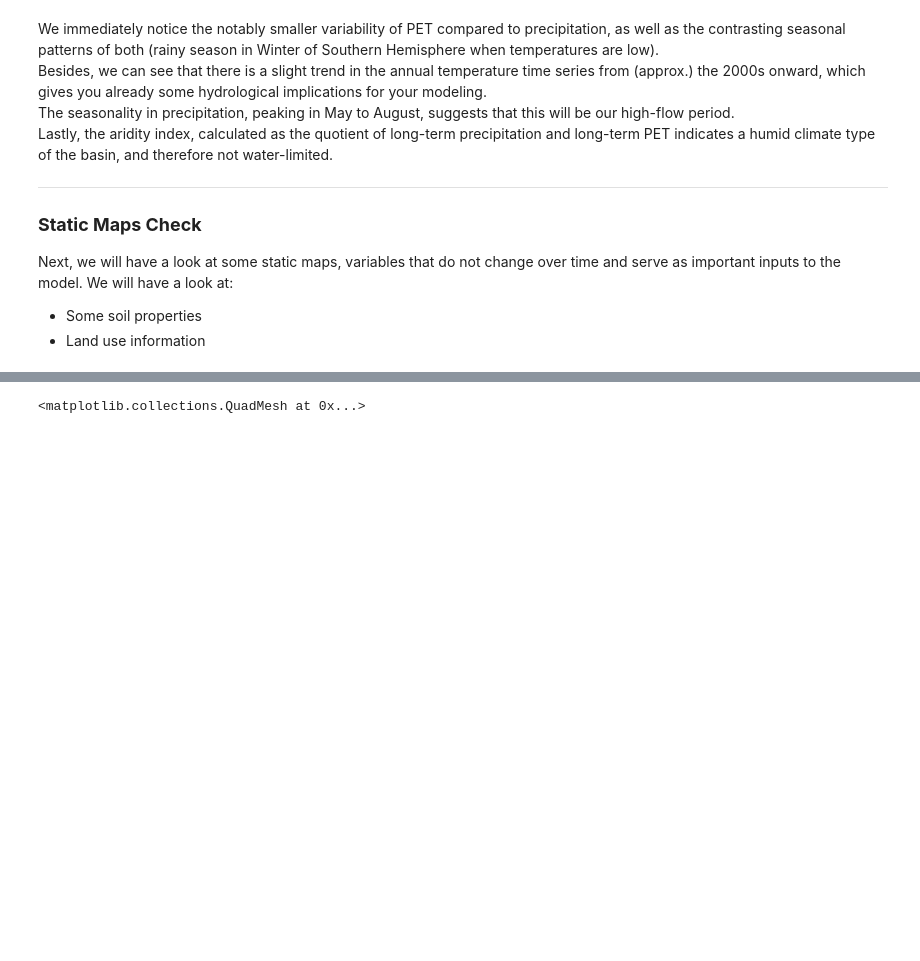
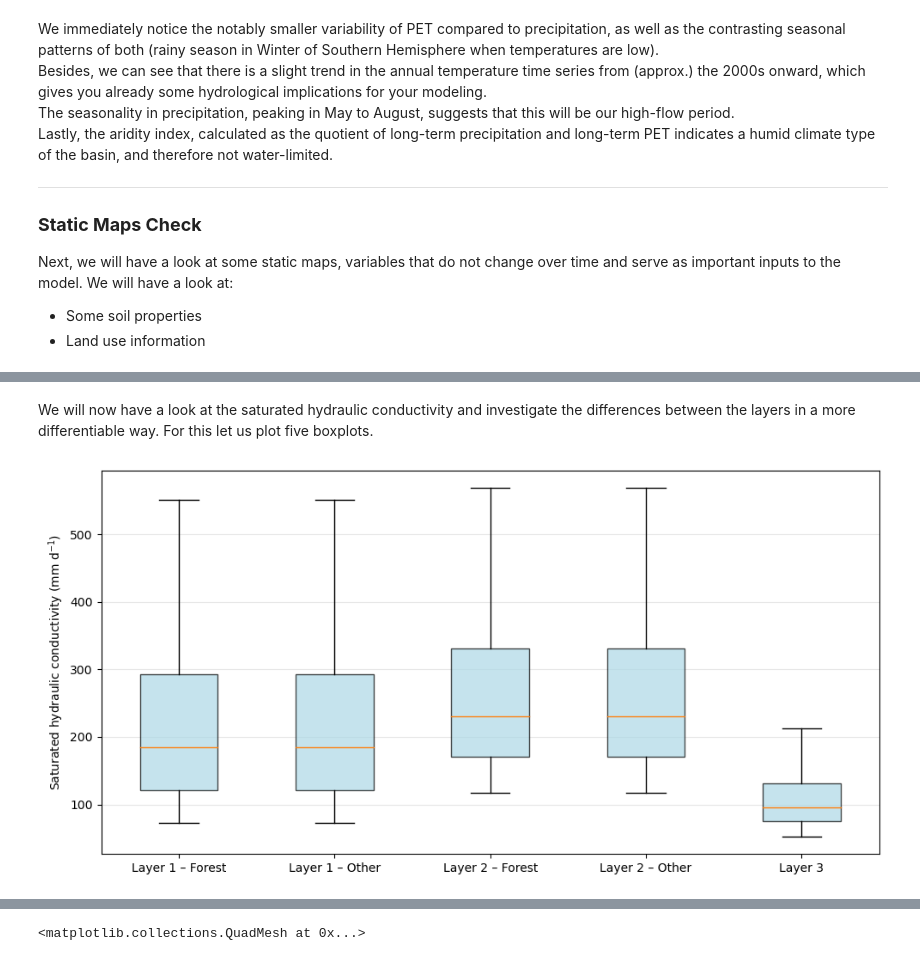
Before and after one commit to fuchsiger/lisflood_usecase_aisen, a Jupyter notebook: docs/0_Catchment.ipynb, the cells around one changed output, grey strips where cells are left out. Drawn from its saved outputs; the diff is of its cells as text; code cells hidden in the pictures; blank space fills up the shorter version.

```diff
--- a/docs/0_Catchment.ipynb
+++ b/docs/0_Catchment.ipynb
@@ -197,0 +300,53 @@ We will have a look at:
+# %% [markdown]
+We will now have a look at the saturated hydraulic conductivity and investigate the differences between the layers in a more differentiable way.
+For this let us plot five boxplots.
+# %%
+ksat_vars = [
+    'ksat1_f', 'ksat1_o',
+    'ksat2_f', 'ksat2_o',
+    'ksat3'
+]
+
+labels = [
+    'Layer 1 – Forest',
+    'Layer 1 – Other',
+    'Layer 2 – Forest',
+    'Layer 2 – Other',
+    'Layer 3'
+]
+
+data = []
+
+for var in ksat_vars:
+    da = soils[var]
+
+    # mask invalid values
+    da = da.where(da > 0)
+    # flatten lat/lon → 1D
+    values = da.values.flatten()
+
+    # drop NaNs
+    values = values[~np.isnan(values)]
+
+    data.append(values)
+
+# plot
+fig, ax = plt.subplots(figsize=(10, 5))
+
+bp = ax.boxplot(
+    data,
+    labels=labels,
+    showfliers=False,      # cleaner for skewed Ksat
+    patch_artist=True
+)
+
+# Styling
+for box in bp['boxes']:
+    box.set(facecolor='lightblue', alpha=0.7)
+
+ax.set_ylabel(r'Saturated hydraulic conductivity (mm d$^{-1}$)')
+ax.grid(axis='y', alpha=0.3)
+
+plt.tight_layout()
+# %% [output]
+[figure, added]
```
Also changed, not shown: parts of 8 cells of this notebook.
